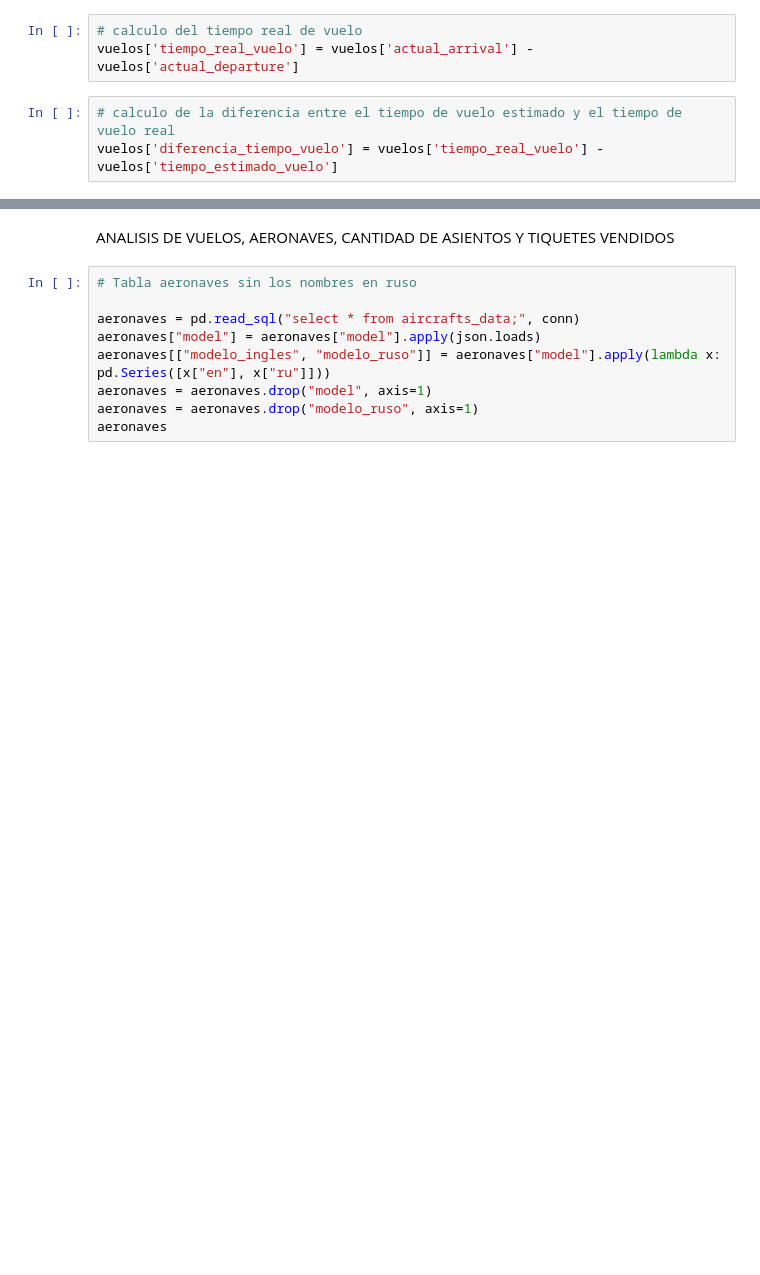
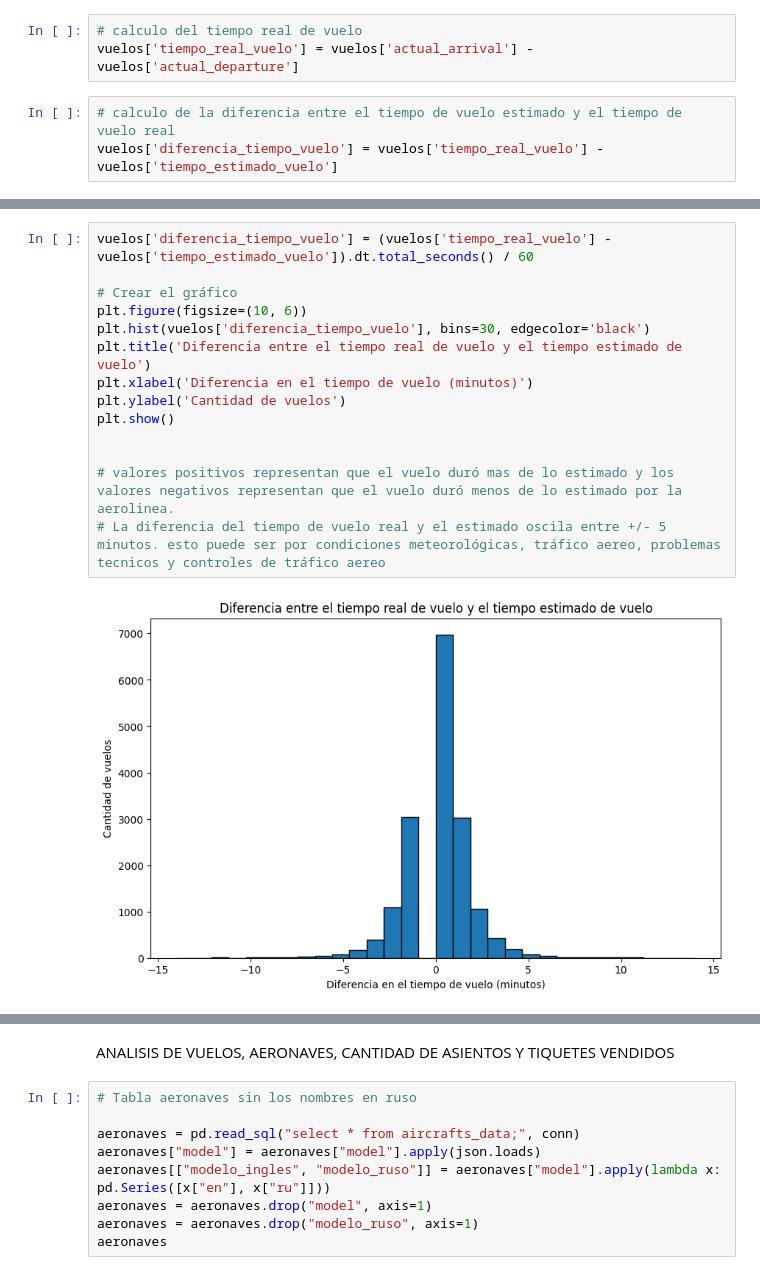
Before and after one commit to SORTEGA11/ProyectoFinalAerolineas, a Jupyter notebook: EDA/Vuelos.ipynb, the cells around one changed output, grey strips where cells are left out. Drawn from its saved outputs; the diff is of its cells as text; blank space fills up the shorter version.

```diff
--- a/EDA/Vuelos.ipynb
+++ b/EDA/Vuelos.ipynb
@@ -142,5 +143,21 @@ plt.show()
 # %% [output]
 [figure]
+# %%
+vuelos['diferencia_tiempo_vuelo'] = (vuelos['tiempo_real_vuelo'] - vuelos['tiempo_estimado_vuelo']).dt.total_seconds() / 60
+
+# Crear el gráfico
+plt.figure(figsize=(10, 6))
+plt.hist(vuelos['diferencia_tiempo_vuelo'], bins=30, edgecolor='black')
+plt.title('Diferencia entre el tiempo real de vuelo y el tiempo estimado de vuelo')
+plt.xlabel('Diferencia en el tiempo de vuelo (minutos)')
+plt.ylabel('Cantidad de vuelos')
+plt.show()
+
+
+# valores positivos representan que el vuelo duró mas de lo estimado y los valores negativos representan que el vuelo duró menos de lo estimado por la aerolinea.
+# La diferencia del tiempo de vuelo real y el estimado oscila entre +/- 5 minutos. esto puede ser por condiciones meteorológicas, tráfico aereo, problemas tecnicos y controles de tráfico aereo
+# %% [output]
+[figure, added]
 # %%
 vuelos['tiempo_estimado_vuelo'] = vuelos['tiempo_estimado_vuelo'].dt.total_seconds() / 3600
 
```
Also changed, not shown: parts of 5 cells of this notebook.
